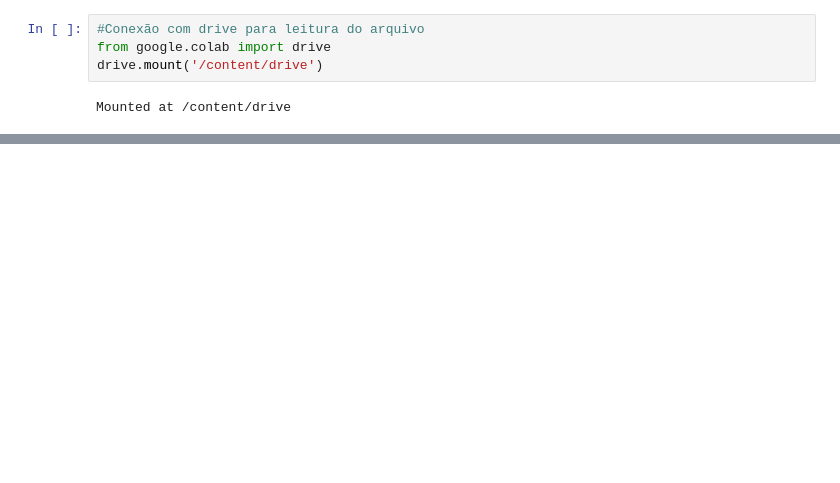
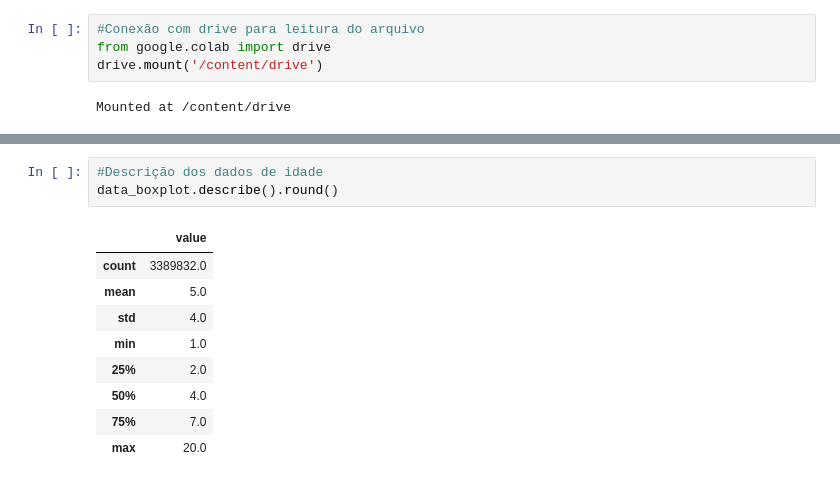
Before and after one commit to leticiaJFS/Projeto-Final-Semantix, a Jupyter notebook: Projeto_Final_Semantix.ipynb, the cells around one changed output, grey strips where cells are left out. Saved outputs shown, nothing was run; the diff lists cells and outputs as text; blank space fills up the shorter version.

```diff
--- a/Projeto_Final_Semantix.ipynb
+++ b/Projeto_Final_Semantix.ipynb
@@ -121,0 +241,13 @@ dados_parquet.createOrReplaceTempView("enem")
+# %%
+#Descrição dos dados de idade
+data_boxplot.describe().round()
+# %% [output]
+|  | value |
+| count | 3389832.0 |
+| mean | 5.0 |
+| std | 4.0 |
+| min | 1.0 |
+| 25% | 2.0 |
+| 50% | 4.0 |
+| 75% | 7.0 |
+| max | 20.0 |
```
Also changed, not shown: parts of 27 cells of this notebook.
